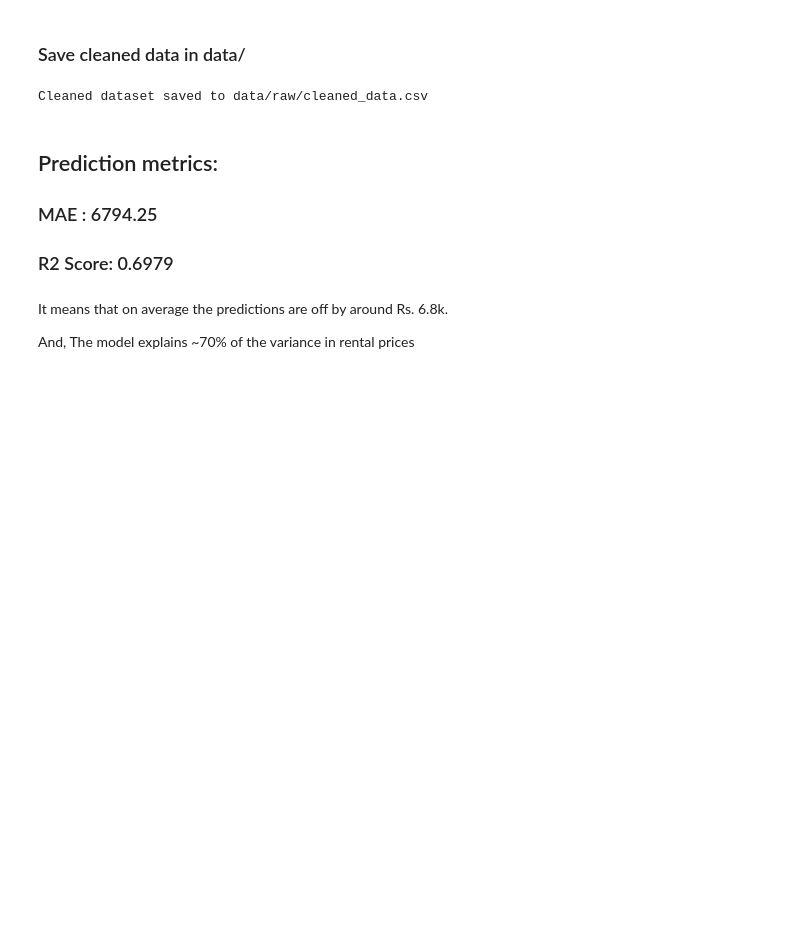
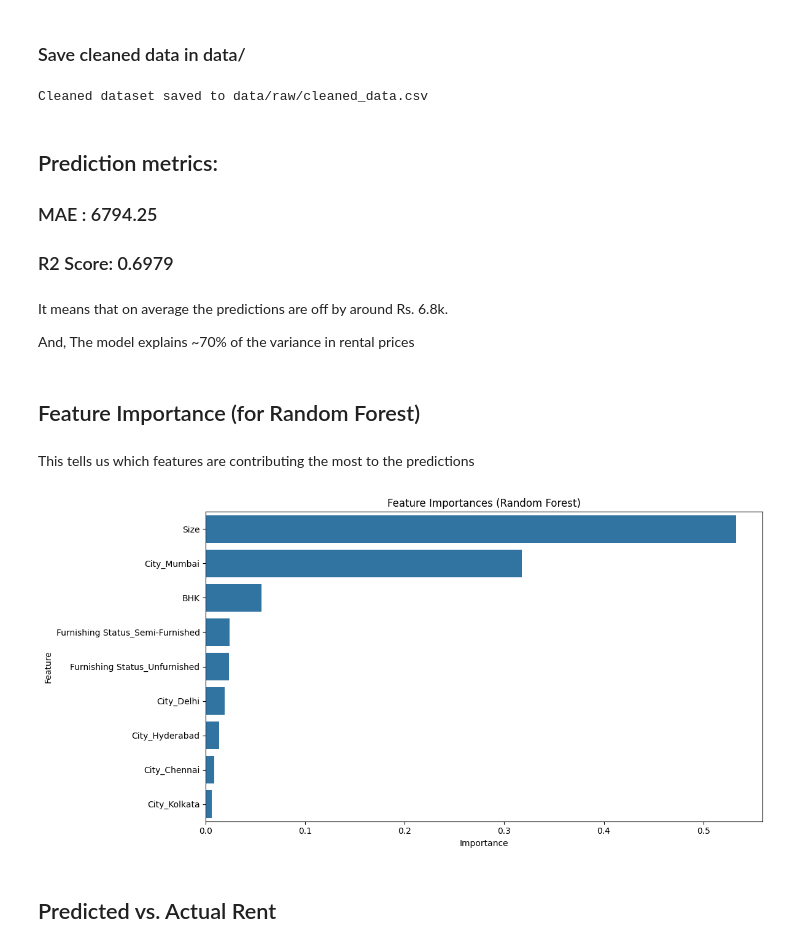
Before and after one commit to ys09123/smart-rent-advisor, a Jupyter notebook: notebooks/eda_modeling.ipynb, the cells around one changed output. Cells and saved outputs as stored; diff of their text form; code cells hidden in the pictures; blank space fills up the shorter version.

Commit message:
Post Prediction Calculations

```diff
--- a/notebooks/eda_modeling.ipynb
+++ b/notebooks/eda_modeling.ipynb
@@ -262,3 +262,43 @@ It means that on average the predictions are off by around Rs. 6.8k.
 
 And,
 The model explains ~70% of the variance in rental prices
+# %% [markdown]
+## Feature Importance (for Random Forest)
+# %% [markdown]
+This tells us which features are contributing the most to the predictions
+# %%
+import joblib
+
+# Load the trained Random Forest model
+model = joblib.load("../models/random_forest_model.pkl")
+# %%
+# Load the cleaned and preprocessed data again
+import pandas as pd
+from src.utils import preprocess_data
+
+df_cleaned = pd.read_csv("../data/raw/cleaned_data.csv")
+X, y, scaler = preprocess_data(df_cleaned)
+# %%
+# Feature Importance
+importances = model.feature_importances_
+feature_names = X.columns
+
+# Create a DataFrame
+feat_df = pd.DataFrame({'Feature': feature_names, 'Importance': importances})
+feat_df = feat_df.sort_values(
+    by='Importance',
+    ascending=False
+)
+# %%
+plt.figure(figsize=(12, 6))
+sns.barplot(data=feat_df, x='Importance', y='Feature')
+plt.title('Feature Importances (Random Forest)')
+plt.xlabel('Importance')
+plt.ylabel('Feature')
+plt.tight_layout()
+save_path = os.path.join("..", "plots", "feature_importance.png")
+plt.savefig(save_path, dpi=300, bbox_inches='tight')
+# %% [output]
+[figure, added]
+# %% [markdown]
+## Predicted vs. Actual Rent
```
Also changed, not shown: parts of 2 cells of this notebook.
